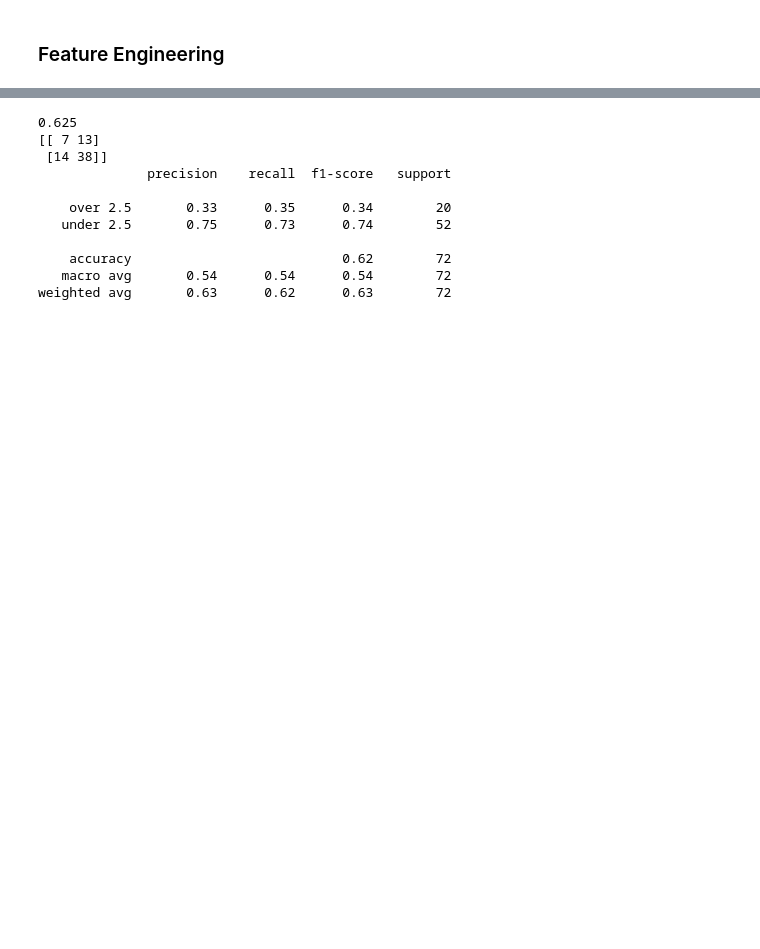
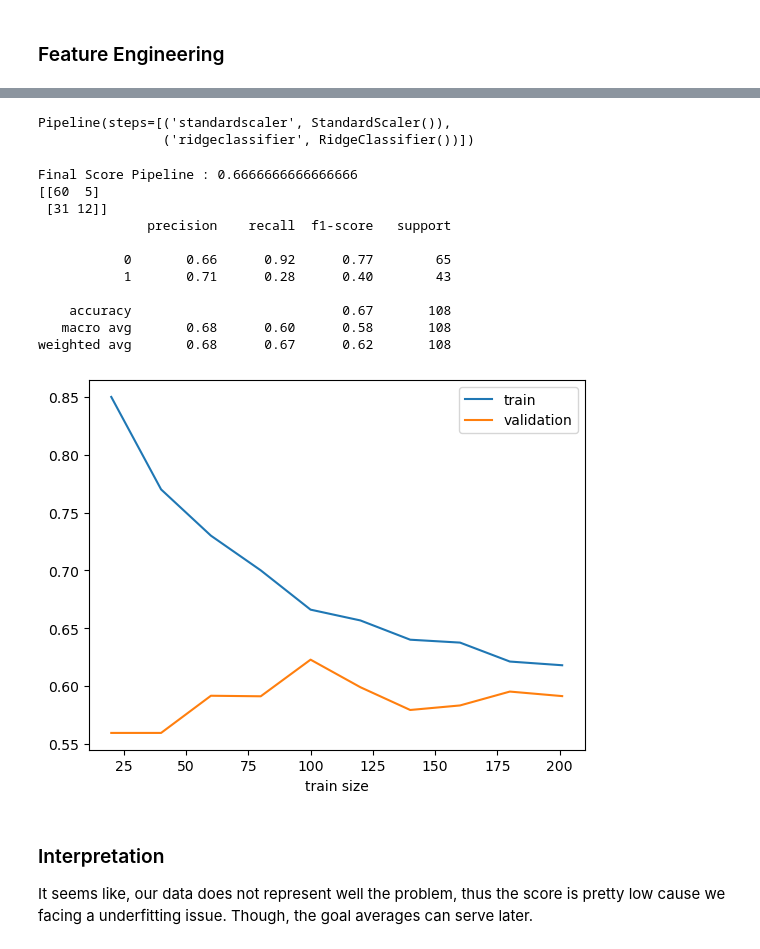
Before and after one commit to Hardfive/ProBettor, a Jupyter notebook: football/analysis/ipynb_checkpoints/modelling.ipynb, the cells around one changed output, grey strips where cells are left out. Cells and saved outputs as stored; diff of their text form; code cells hidden in the pictures; blank space fills up the shorter version.

```diff
--- a/football/analysis/ipynb_checkpoints/modelling.ipynb
+++ b/football/analysis/ipynb_checkpoints/modelling.ipynb
@@ -72,12 +95,7 @@ from sklearn.model_selection import RandomizedSearchCV
 # %%
 # X represent the feature used to make prediction
-# We will take the scored average for the team at home
-# and the conceded average for team at away before the present match
-# in order to predict goal scored of team at home
-# (note that goal scored of a team is also the goal conceded of the other team)
-X = dataset[['ht_scored_avg', 'at_conceded_avg']]
-y = pd.cut(x=dataset['total_home_team_goal'], bins=[min(dataset['total_home_team_goal']), 2,
-                                                    max(dataset['total_home_team_goal'])],
-                                                    labels=['under 2.5', 'over 2.5'], include_lowest=True)
+# y the target to predict
+X = data[['ht_scored_avg', 'at_conceded_avg']]
+y = data['class']
 # We gonna split the data into train and test set
-x_train, x_test, y_train, y_test = train_test_split(X, y, test_size=0.2, random_state=33)
+x_train, x_test, y_train, y_test = train_test_split(X, y, test_size=0.3, random_state=33)
@@ -262,7 +119,0 @@ memory usage: 40.2+ KB
-# %%
-
-X = Dataset[['ht_scored_avg', 'at_conceded_avg']]
-y = pd.cut(x=Dataset['total_home_team_goal'], bins=[min(Dataset['total_home_team_goal']), 2,
-                                                    max(Dataset['total_home_team_goal'])],
-                                                    labels=['under 2.5', 'over 2.5'], include_lowest=True)
-x_train, x_test, y_train, y_test = train_test_split(X, y, test_size=0.2, random_state=33)
@@ -330,2 +119,0 @@ target = pd.cut(x=dataset2['total_home_team_goal'], bins=[min(dataset2['total_ho
-# %%
-x_train, x_test, y_train, y_test = train_test_split(feature, target, test_size=0.2, random_state=55)
@@ -334,16 +120,25 @@ SVC_clf = load('../machine_learning/models/SVC_clf.joblib')
-# %%
-print(SVC_clf.score(x_test, y_test))
-print(confusion_matrix(y_test, SVC_clf.predict(x_test)))
-print(classification_report(y_test, SVC_clf.predict(x_test)))
-# %% [output]
-0.625
-[[ 7 13]
- [14 38]]
-              precision    recall  f1-score   support
-
-    over 2.5       0.33      0.35      0.34        20
-   under 2.5       0.75      0.73      0.74        52
-
-    accuracy                           0.62        72
-   macro avg       0.54      0.54      0.54        72
-weighted avg       0.63      0.62      0.63        72
+# %%
+from sklearn.linear_model import RidgeClassifier
+ridge_pipeline = make_pipeline(StandardScaler(), RidgeClassifier())
+ridge_pipeline.fit(x_train, y_train)
+# %% [output]
+Pipeline(steps=[('standardscaler', StandardScaler()),
+                ('ridgeclassifier', RidgeClassifier())])
+# %%
+evaluation(x_test, y_test, model=ridge_pipeline)
+# %% [output]
+Final Score Pipeline : 0.6666666666666666
+[[60  5]
+ [31 12]]
+              precision    recall  f1-score   support
+
+           0       0.66      0.92      0.77        65
+           1       0.71      0.28      0.40        43
+
+    accuracy                           0.67       108
+   macro avg       0.68      0.60      0.58       108
+weighted avg       0.68      0.67      0.62       108
+[figure, added]
+# %% [markdown]
+### Interpretation
+It seems like, our data does not represent well the problem, thus the score is pretty low cause we facing a underfitting issue. Though, the goal averages can serve later.
```
Also changed, not shown: parts of 57 cells of this notebook, 4 other files.
